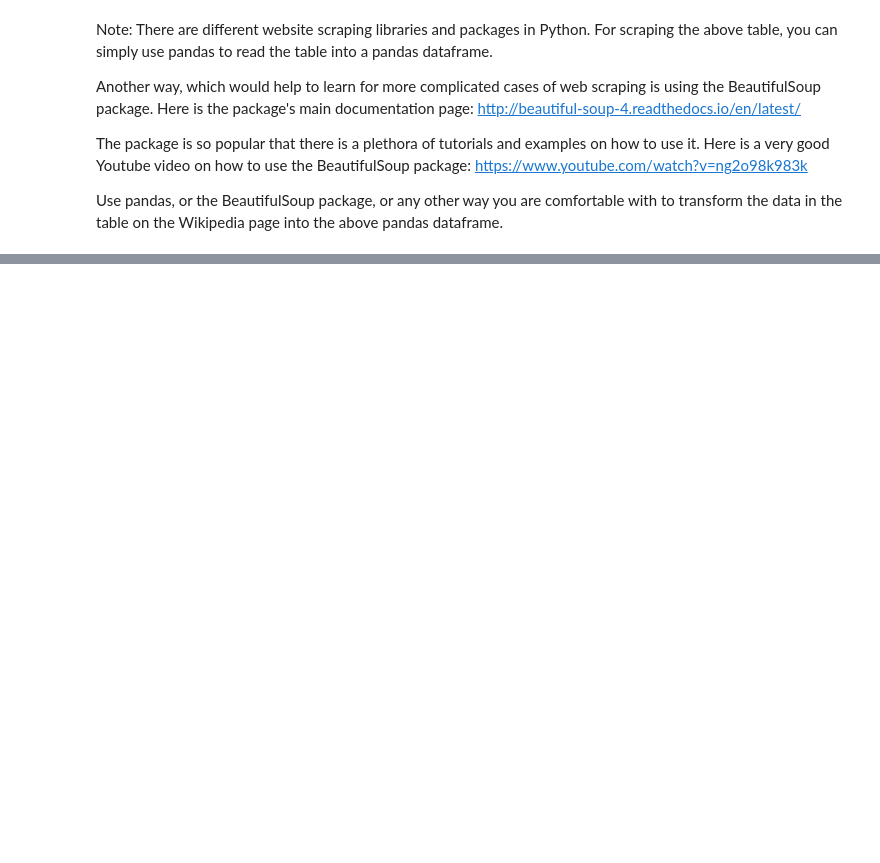
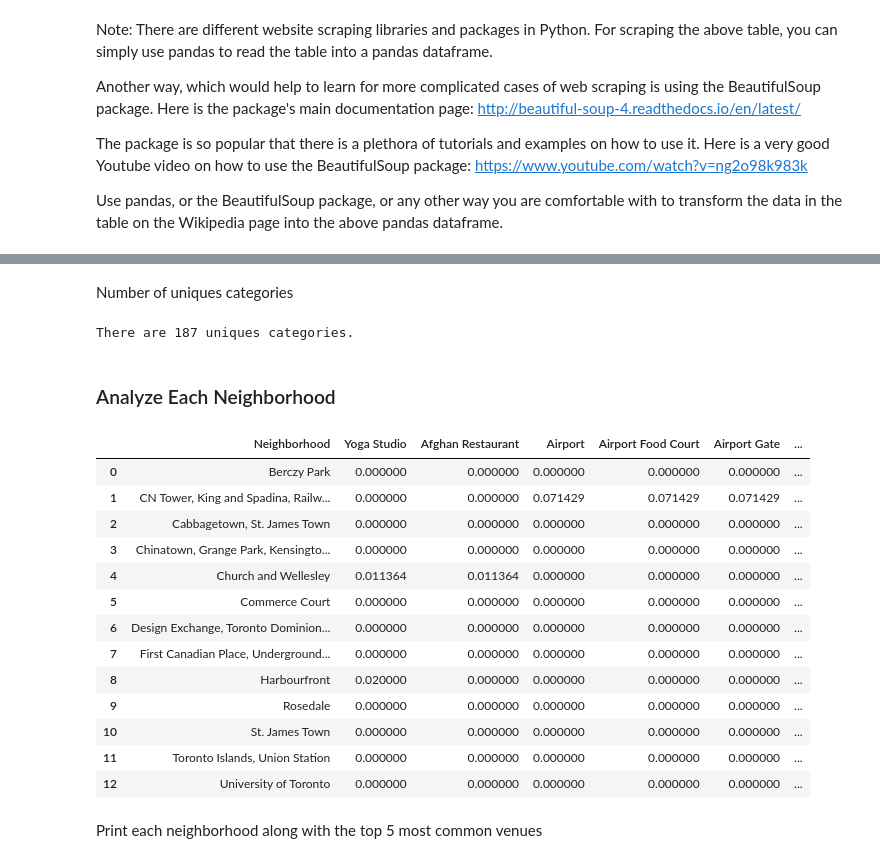
Before and after one commit to salad237/github-example, a Jupyter notebook: CS_Toronto_p1.ipynb, the cells around one changed output, grey strips where cells are left out. Saved outputs shown, nothing was run; the diff lists cells and outputs as text; code cells hidden in the pictures; blank space fills up the shorter version.

```diff
--- a/CS_Toronto_p1.ipynb
+++ b/CS_Toronto_p1.ipynb
@@ -147,0 +354,11 @@ df_toronto.head(30)
+# %%
+downtown_data.loc[0, 'Neighborhood']
+
+neighborhood_latitude = downtown_data.loc[0, 'Latitude'] # neighborhood latitude value
+neighborhood_longitude = downtown_data.loc[0, 'Longitude'] # neighborhood longitude value
+
+neighborhood_name = downtown_data.loc[0, 'Neighborhood'] # neighborhood name
+
+print('Latitude and longitude values of {} are {}, {}.'.format(neighborhood_name,
+                                                               neighborhood_latitude,
+                                                               neighborhood_longitude))
@@ -147,0 +399,16 @@ df_toronto.head(30)
+# %%
+venues = results['response']['groups'][0]['items']
+
+nearby_venues = json_normalize(venues) # flatten JSON
+
+# filter columns
+filtered_columns = ['venue.name', 'venue.categories', 'venue.location.lat', 'venue.location.lng']
+nearby_venues =nearby_venues.loc[:, filtered_columns]
+
+# filter the category for each row
+nearby_venues['venue.categories'] = nearby_venues.apply(get_category_type, axis=1)
+
+# clean columns
+nearby_venues.columns = [col.split(".")[-1] for col in nearby_venues.columns]
+
+nearby_venues.head()
@@ -147,0 +472,5 @@ df_toronto.head(30)
+# %%
+downtown_venues = getNearbyVenues(names=downtown_data['Neighborhood'],
+                                   latitudes=downtown_data['Latitude'],
+                                   longitudes=downtown_data['Longitude']
+                                  )
@@ -147,0 +524,38 @@ df_toronto.head(30)
+# %% [markdown]
+Number of uniques categories
+# %%
+print('There are {} uniques categories.'.format(len(downtown_venues['Venue Category'].unique())))
+# %% [output]
+There are 187 uniques categories.
+# %% [markdown]
+### Analyze Each Neighborhood
+# %%
+# one hot encoding
+downtown_onehot = pd.get_dummies(downtown_venues[['Venue Category']], prefix="", prefix_sep="")
+
+# add neighborhood column back to dataframe
+downtown_onehot['Neighborhood'] = downtown_venues['Neighborhood']
+
+# move neighborhood column to the first column
+fixed_columns = [downtown_onehot.columns[-1]] + list(downtown_onehot.columns[:-1])
+downtown_onehot = downtown_onehot[fixed_columns]
+
+downtown_grouped = downtown_onehot.groupby('Neighborhood').mean().reset_index()
+downtown_grouped
+# %% [output]
+|  | Neighborhood | Yoga Studio | Afghan Restaurant | Airport | Airport Food Court | Airport Gate | ... |
+| 0 | Berczy Park | 0.000000 | 0.000000 | 0.000000 | 0.000000 | 0.000000 | ... |
+| 1 | CN Tower, King and Spadina, Railw... | 0.000000 | 0.000000 | 0.071429 | 0.071429 | 0.071429 | ... |
+| 2 | Cabbagetown, St. James Town | 0.000000 | 0.000000 | 0.000000 | 0.000000 | 0.000000 | ... |
+| 3 | Chinatown, Grange Park, Kensingto... | 0.000000 | 0.000000 | 0.000000 | 0.000000 | 0.000000 | ... |
+| 4 | Church and Wellesley | 0.011364 | 0.011364 | 0.000000 | 0.000000 | 0.000000 | ... |
+| 5 | Commerce Court | 0.000000 | 0.000000 | 0.000000 | 0.000000 | 0.000000 | ... |
+| 6 | Design Exchange, Toronto Dominion... | 0.000000 | 0.000000 | 0.000000 | 0.000000 | 0.000000 | ... |
+| 7 | First Canadian Place, Underground... | 0.000000 | 0.000000 | 0.000000 | 0.000000 | 0.000000 | ... |
+| 8 | Harbourfront | 0.020000 | 0.000000 | 0.000000 | 0.000000 | 0.000000 | ... |
+| 9 | Rosedale | 0.000000 | 0.000000 | 0.000000 | 0.000000 | 0.000000 | ... |
+| 10 | St. James Town | 0.000000 | 0.000000 | 0.000000 | 0.000000 | 0.000000 | ... |
+| 11 | Toronto Islands, Union Station | 0.000000 | 0.000000 | 0.000000 | 0.000000 | 0.000000 | ... |
+| 12 | University of Toronto | 0.000000 | 0.000000 | 0.000000 | 0.000000 | 0.000000 | ... |
+# %% [markdown]
+Print each neighborhood along with the top 5 most common venues
```
Also changed, not shown: parts of 60 cells of this notebook.
